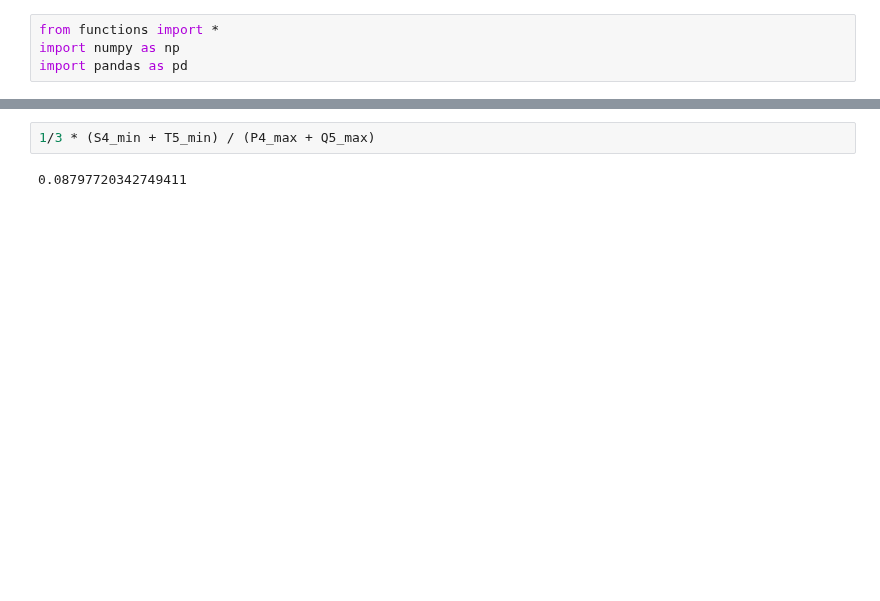
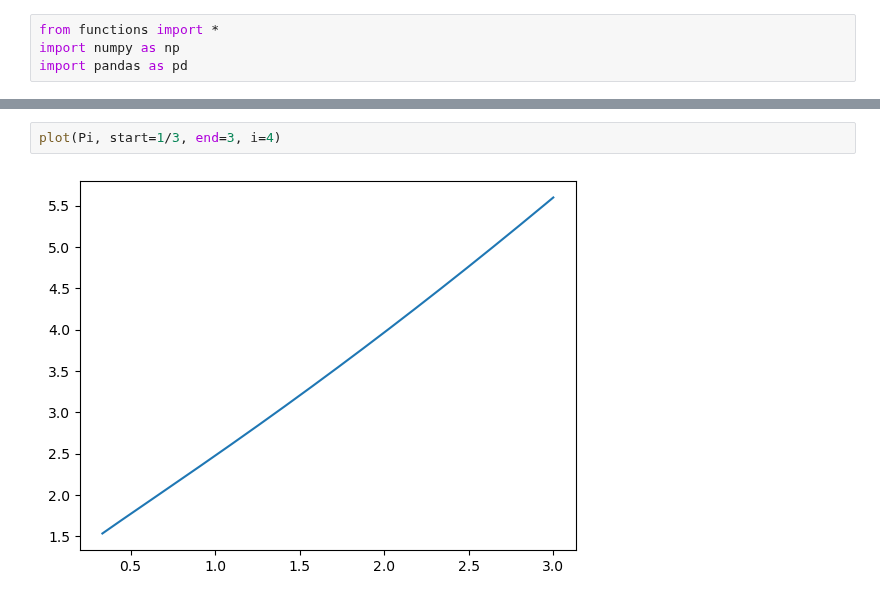
Before and after one commit to marlo-z/random-turn-games, a Jupyter notebook: mina_margin_map/run.ipynb, the cells around one changed output, grey strips where cells are left out. Saved outputs shown, nothing was run; the diff lists cells and outputs as text; blank space fills up the shorter version.

```diff
--- a/mina_margin_map/run.ipynb
+++ b/mina_margin_map/run.ipynb
@@ -71,4 +5,4 @@ M54_min = 0.08797720342749411
-# %%
-1/3 * (S4_min + T5_min) / (P4_max + Q5_max)
-# %% [output]
-0.08797720342749411
+# %%
+plot(Pi, start=1/3, end=3, i=4)
+# %% [output]
+[figure, added]
```
Also changed, not shown: parts of 7 cells of this notebook, 4 other files.
